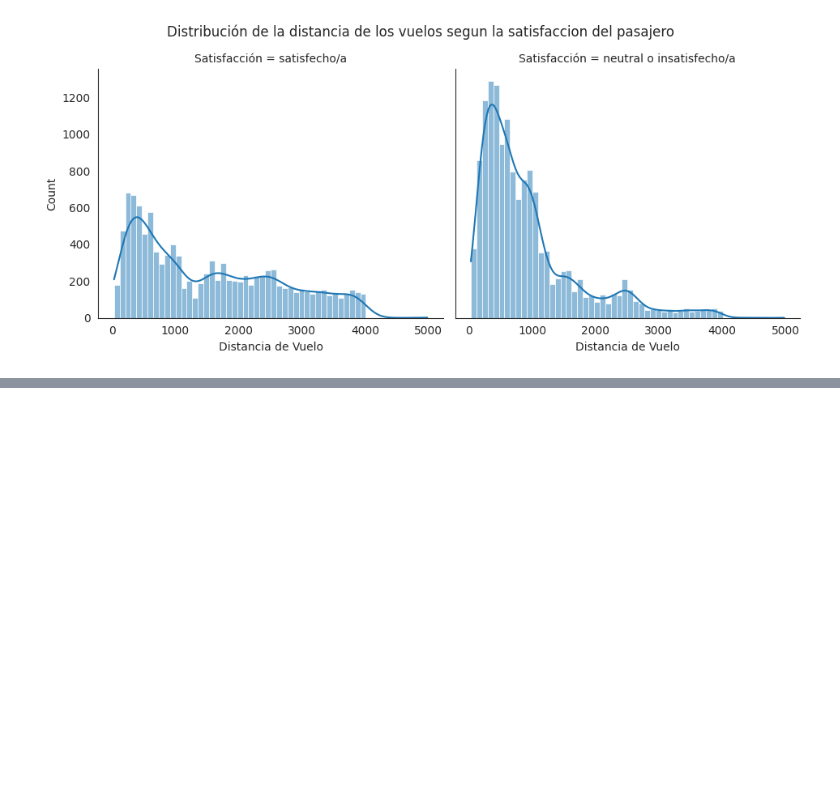
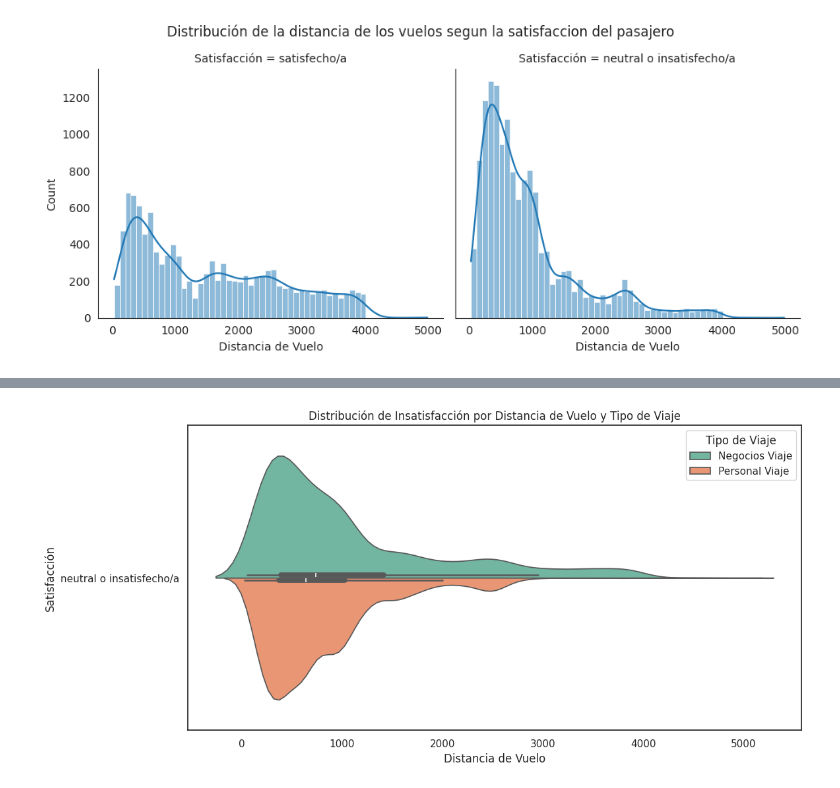
Before and after one commit to soledad-villarrubia/Data_Sciense_1, a Jupyter notebook: Proyecto_Final_CODERHOUSE.ipynb, the cells around one changed output, grey strips where cells are left out. Cells and saved outputs as stored; diff of their text form; code cells hidden in the pictures; blank space fills up the shorter version.

```diff
--- a/Proyecto_Final_CODERHOUSE.ipynb
+++ b/Proyecto_Final_CODERHOUSE.ipynb
@@ -249,0 +260,13 @@ plt.show()
+# %%
+# Gráfico de violín para nalizar la insatisfacción por tipo de viaje
+plt.figure(figsize=(12, 6))
+sns.violinplot(data=df_insatisfechos, x='Distancia de Vuelo', y='Satisfacción', hue='Tipo de Viaje', palette='Set2', split=True)
+
+# Títulos y etiquetas
+plt.title('Distribución de Insatisfacción por Distancia de Vuelo y Tipo de Viaje')
+plt.xlabel('Distancia de Vuelo')
+plt.ylabel('Satisfacción')
+
+plt.show()
+# %% [output]
+[figure, added]
```
Also changed, not shown: parts of 4 cells of this notebook.
